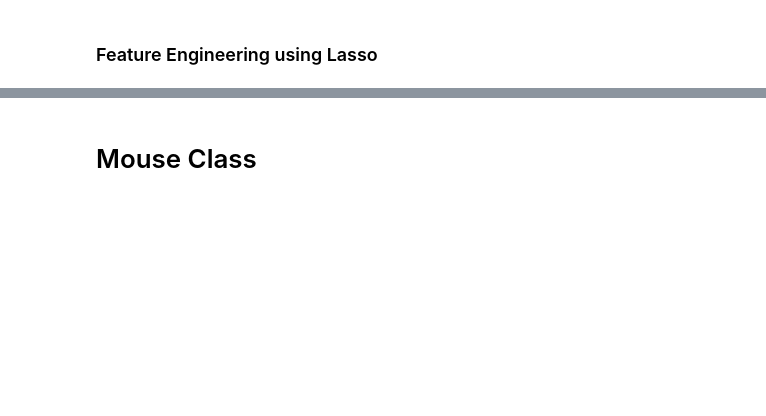
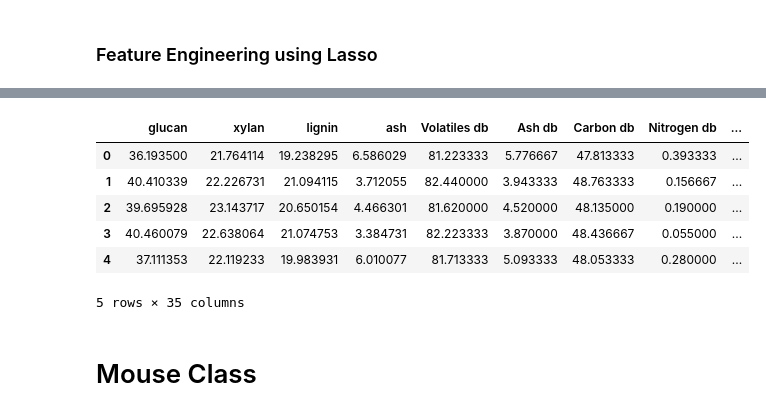
Before and after one commit to TravelReddy/Glucan, a Jupyter notebook: updated_class-final.ipynb, the cells around one changed output, grey strips where cells are left out. Saved outputs shown, nothing was run; the diff lists cells and outputs as text; code cells hidden in the pictures; blank space fills up the shorter version.

```diff
--- a/updated_class-final.ipynb
+++ b/updated_class-final.ipynb
@@ -78,0 +106,4 @@ X = X[y_features+best_features_glucan]
+# %%
+best_features_df = pd.DataFrame({'features':best_features.keys(),'counts':best_features.values()})
+# %%
+best_features_df.sort_values(by='counts',ascending=False,ignore_index=True,inplace=True)
@@ -79,3 +130,14 @@ X = X[y_features+best_features_glucan]
+# %%
+X = X[output_columns + list(best_features_df['features'])]
+X.head()
+# %% [output]
+|  | glucan | xylan | lignin | ash | Volatiles db | Ash db | Carbon db | Nitrogen db | ... |
+| 0 | 36.193500 | 21.764114 | 19.238295 | 6.586029 | 81.223333 | 5.776667 | 47.813333 | 0.393333 | ... |
+| 1 | 40.410339 | 22.226731 | 21.094115 | 3.712055 | 82.440000 | 3.943333 | 48.763333 | 0.156667 | ... |
+| 2 | 39.695928 | 23.143717 | 20.650154 | 4.466301 | 81.620000 | 4.520000 | 48.135000 | 0.190000 | ... |
+| 3 | 40.460079 | 22.638064 | 21.074753 | 3.384731 | 82.223333 | 3.870000 | 48.436667 | 0.055000 | ... |
+| 4 | 37.111353 | 22.119233 | 19.983931 | 6.010077 | 81.713333 | 5.093333 | 48.053333 | 0.280000 | ... |
+5 rows × 35 columns
 # %% [markdown]
 # Mouse Class
 # %%
```
Also changed, not shown: parts of 10 cells of this notebook.
